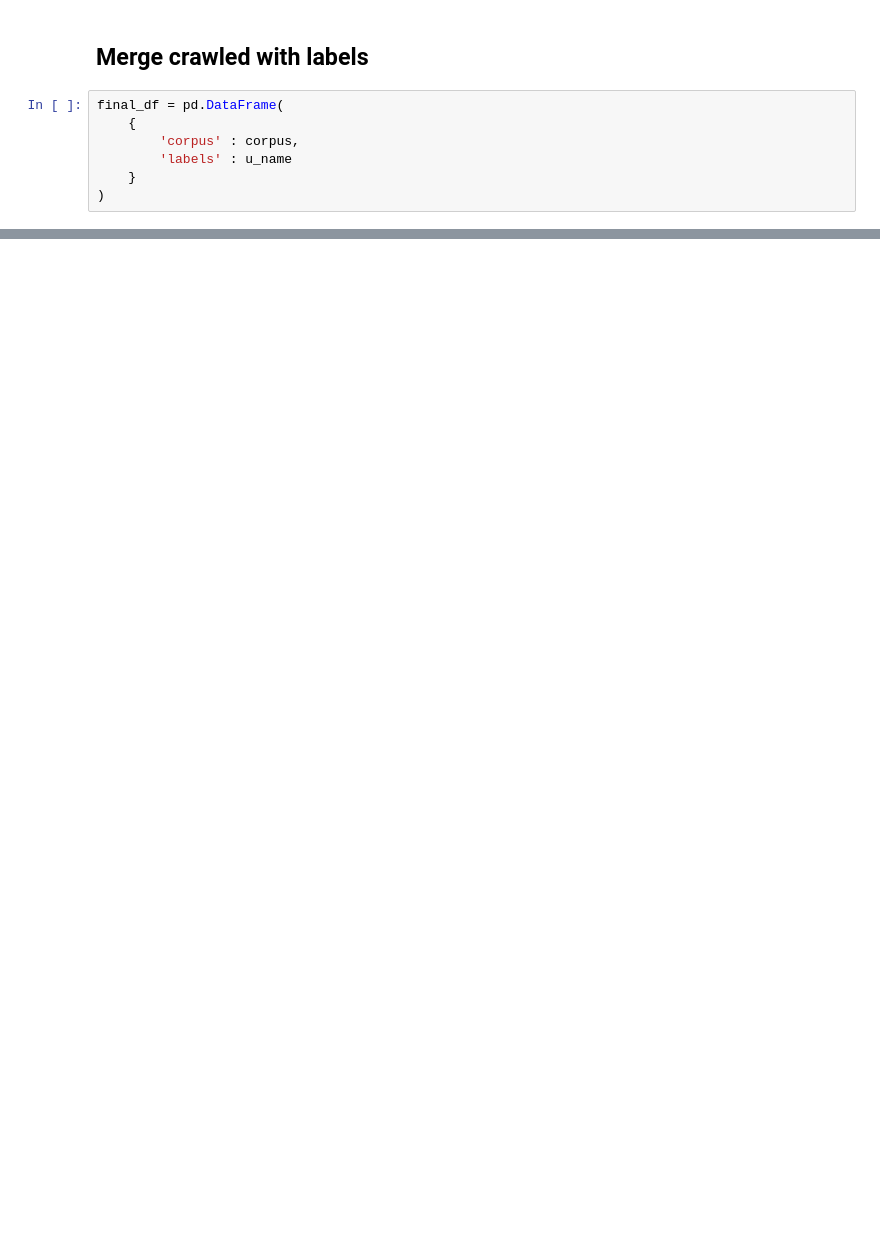
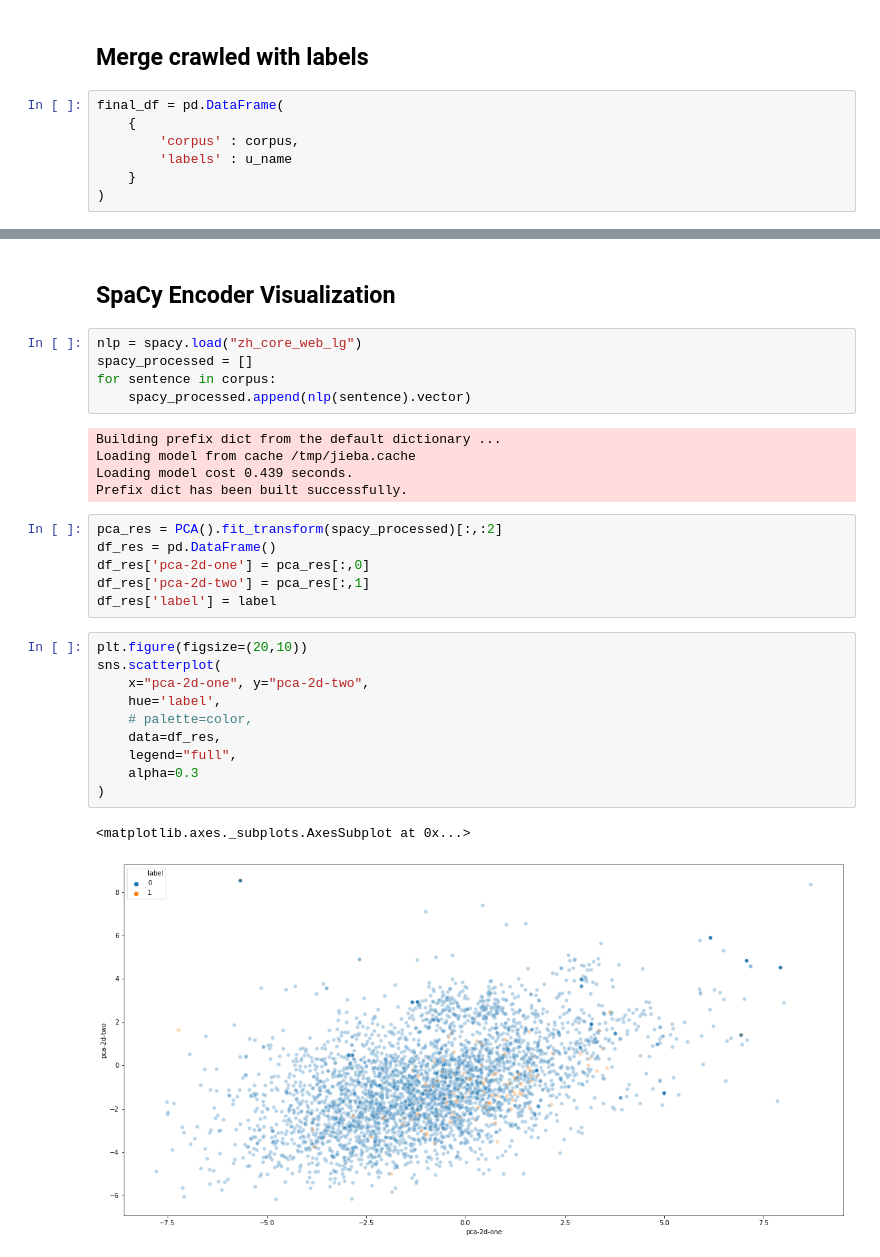
Before and after one commit to birdx0810/tbrain20_AML, a Jupyter notebook: stats.ipynb, the cells around one changed output, grey strips where cells are left out. Cells and saved outputs as stored; diff of their text form; blank space fills up the shorter version.

```diff
--- a/stats.ipynb
+++ b/stats.ipynb
@@ -123,0 +127,31 @@ print(len(pos_sentence_list))
+# %% [markdown]
+## SpaCy Encoder Visualization
+# %%
+nlp = spacy.load("zh_core_web_lg")
+spacy_processed = []
+for sentence in corpus:
+    spacy_processed.append(nlp(sentence).vector)
+# %% [output]
+Building prefix dict from the default dictionary ...
+Loading model from cache /tmp/jieba.cache
+Loading model cost 0.439 seconds.
+Prefix dict has been built successfully.
+# %%
+pca_res = PCA().fit_transform(spacy_processed)[:,:2]
+df_res = pd.DataFrame()
+df_res['pca-2d-one'] = pca_res[:,0]
+df_res['pca-2d-two'] = pca_res[:,1]
+df_res['label'] = label
+# %%
+plt.figure(figsize=(20,10))
+sns.scatterplot(
+    x="pca-2d-one", y="pca-2d-two",
+    hue='label',
+    # palette=color,
+    data=df_res,
+    legend="full",
+    alpha=0.3
+)
+# %% [output]
+<matplotlib.axes._subplots.AxesSubplot at 0x...>
+[figure, added]
```
Also changed, not shown: parts of 19 cells of this notebook, 4 other files.
